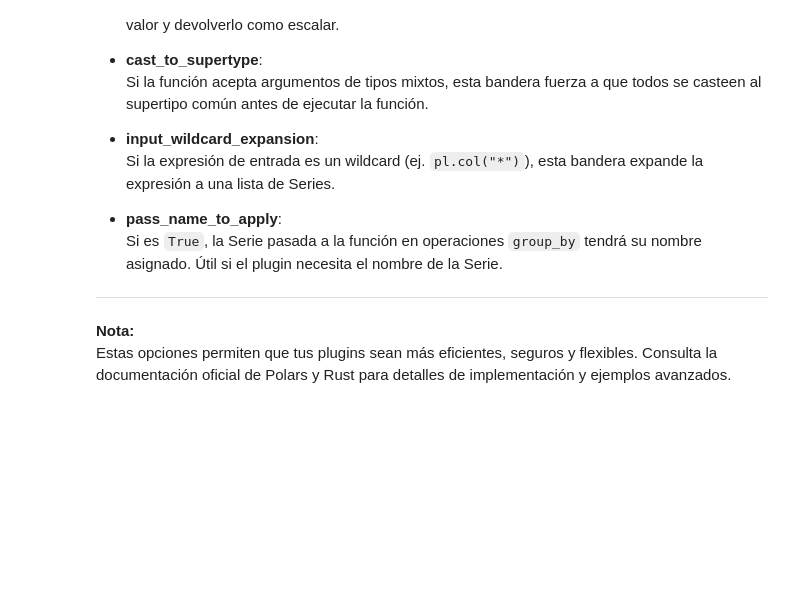
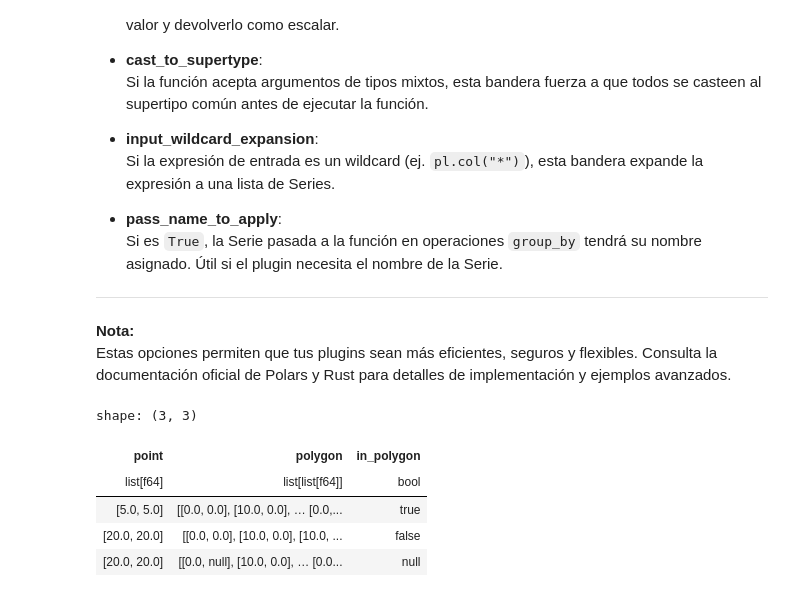
Before and after one commit to Sechi42/Polars, a Jupyter notebook: Chapter_17/Notebook_17.ipynb, the cells around one changed output. Drawn from its saved outputs; the diff is of its cells as text; code cells hidden in the pictures; blank space fills up the shorter version.

```diff
--- a/Chapter_17/Notebook_17.ipynb
+++ b/Chapter_17/Notebook_17.ipynb
@@ -587,3 +557,32 @@ Al crear plugins personalizados en Polars (usualmente en Rust), puedes controlar
 
 **Nota:**
 Estas opciones permiten que tus plugins sean más eficientes, seguros y flexibles. Consulta la documentación oficial de Polars y Rust para detalles de implementación y ejemplos avanzados.
+# %%
+import polars as pl
+points_and_polygons = pl.DataFrame(
+    {
+        "point": [[5.0, 5.0], [20.0, 20.0], [20.0, 20.0]],
+        "polygon": [
+            [[0.0, 0.0], [10.0, 0.0], [10.0, 10.0], [0.0, 10.0]],
+            [
+                [0.0, 0.0],
+                [10.0, 0.0],
+                [10.0, 10.0],
+            ],
+            [[0.0, None], [10.0, 0.0], [10.0, 10.0], [0.0, 10.0], [0.0, 0.0]],
+        ],
+    }
+)
+from plugins.polars_geo import polars_geo
+
+# Apply the point_in_polygon function
+points_and_polygons.with_columns(
+    pl.col("point").geo.point_in_polygon(pl.col("polygon")).alias("in_polygon")
+)
+# %% [output]
+shape: (3, 3)
+| point | polygon | in_polygon |
+| list[f64] | list[list[f64]] | bool |
+| [5.0, 5.0] | [[0.0, 0.0], [10.0, 0.0], … [0.0,... | true |
+| [20.0, 20.0] | [[0.0, 0.0], [10.0, 0.0], [10.0, ... | false |
+| [20.0, 20.0] | [[0.0, null], [10.0, 0.0], … [0.0... | null |
```
Also changed, not shown: parts of 4 cells of this notebook, 6 other files.
